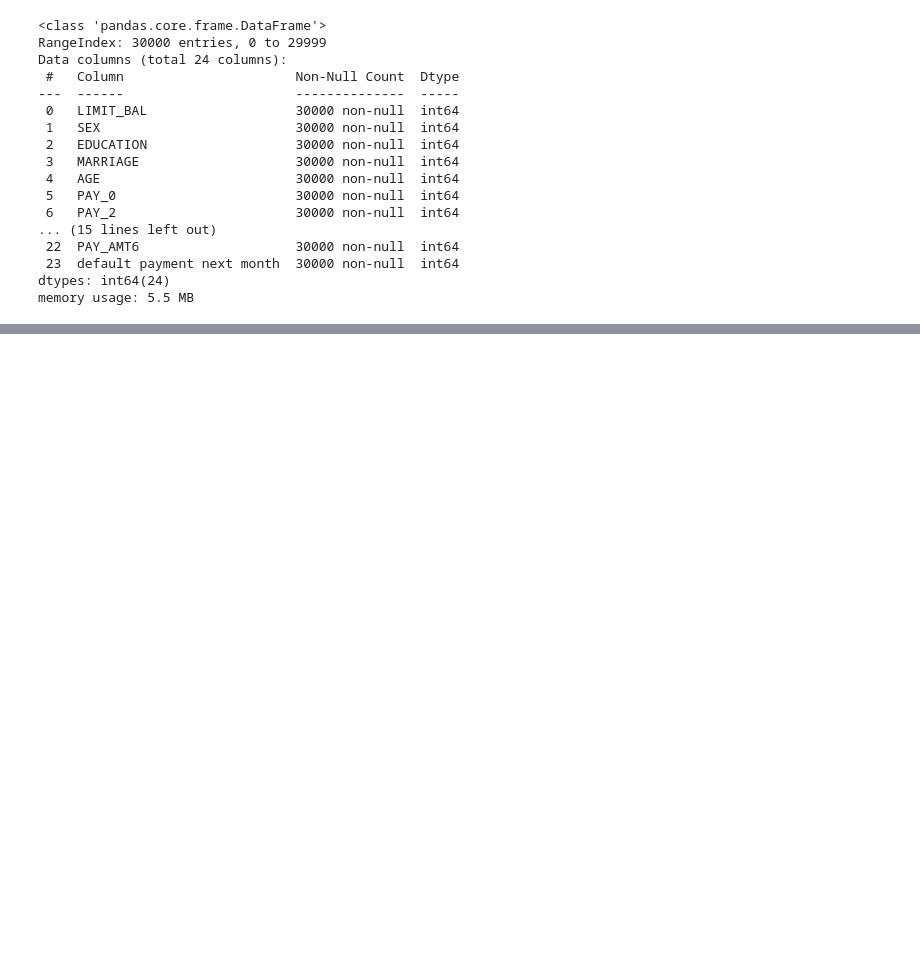
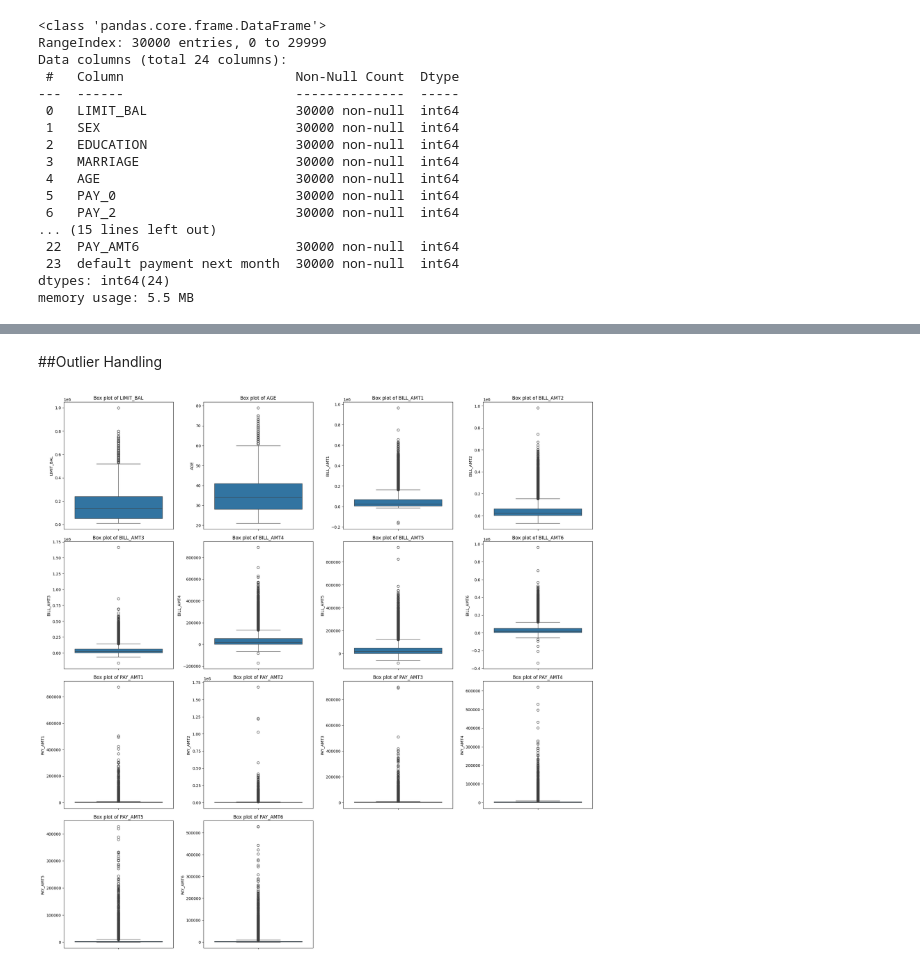
Before and after one commit to Knchna/Credit_Default_Preprocessing, a Jupyter notebook: Credit_Default_Preprocessing.ipynb, the cells around one changed output, grey strips where cells are left out. Drawn from its saved outputs; the diff is of its cells as text; code cells hidden in the pictures; blank space fills up the shorter version.

Commit message:
Completed outlier handling and bivariate analysis

```diff
--- a/Credit_Default_Preprocessing.ipynb
+++ b/Credit_Default_Preprocessing.ipynb
@@ -241,0 +251,16 @@ cat_cols = ['SEX', 'EDUCATION', 'MARRIAGE', 'PAY_0', 'PAY_2', 'PAY_3', 'PAY_4',
+# %% [markdown]
+##Outlier Handling
+# %%
+# Boxplot for handling outlier
+
+plt.figure(figsize=(20, 25))
+
+for i, column in enumerate(num_cols):
+    plt.subplot(5, 4, i + 1)
+    sns.boxplot(y = df_credit[column])
+    plt.title(f'Box plot of {column}')
+
+plt.tight_layout()
+plt.show()
+# %% [output]
+[figure, added]
```
Also changed, not shown: parts of 8 cells of this notebook.
